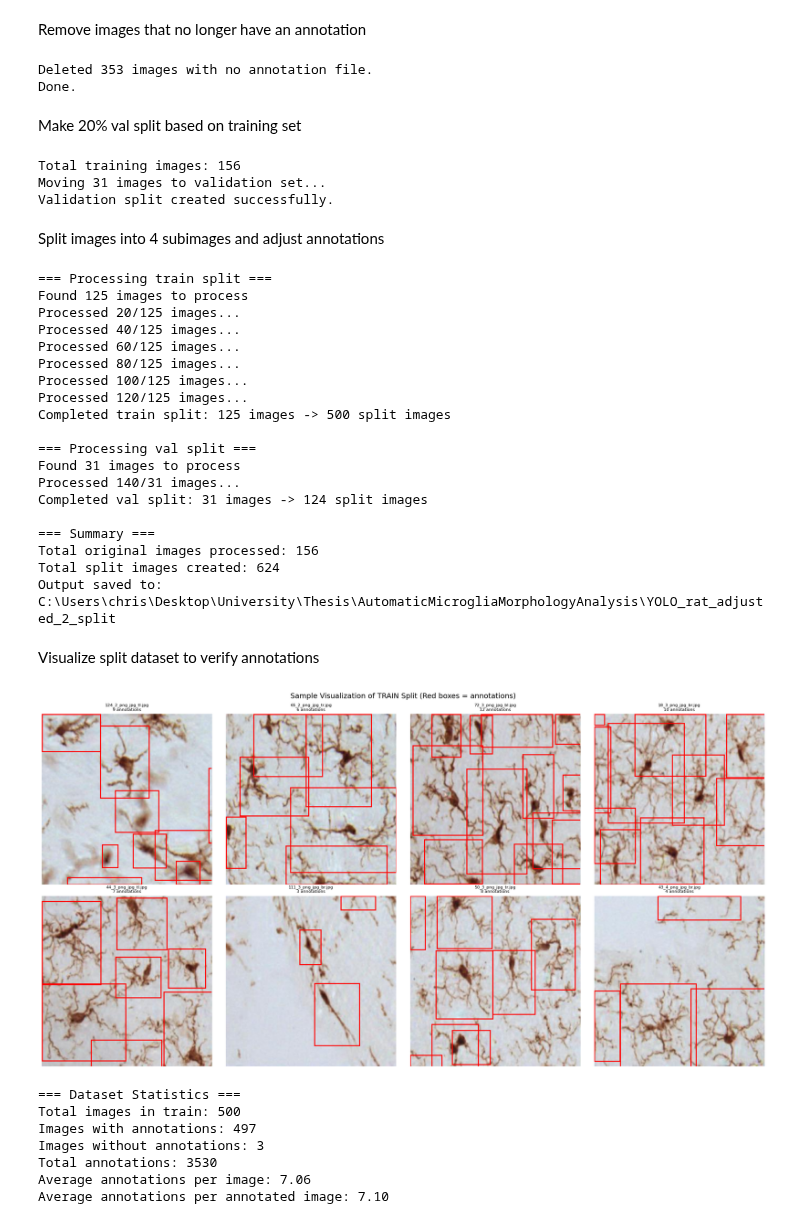
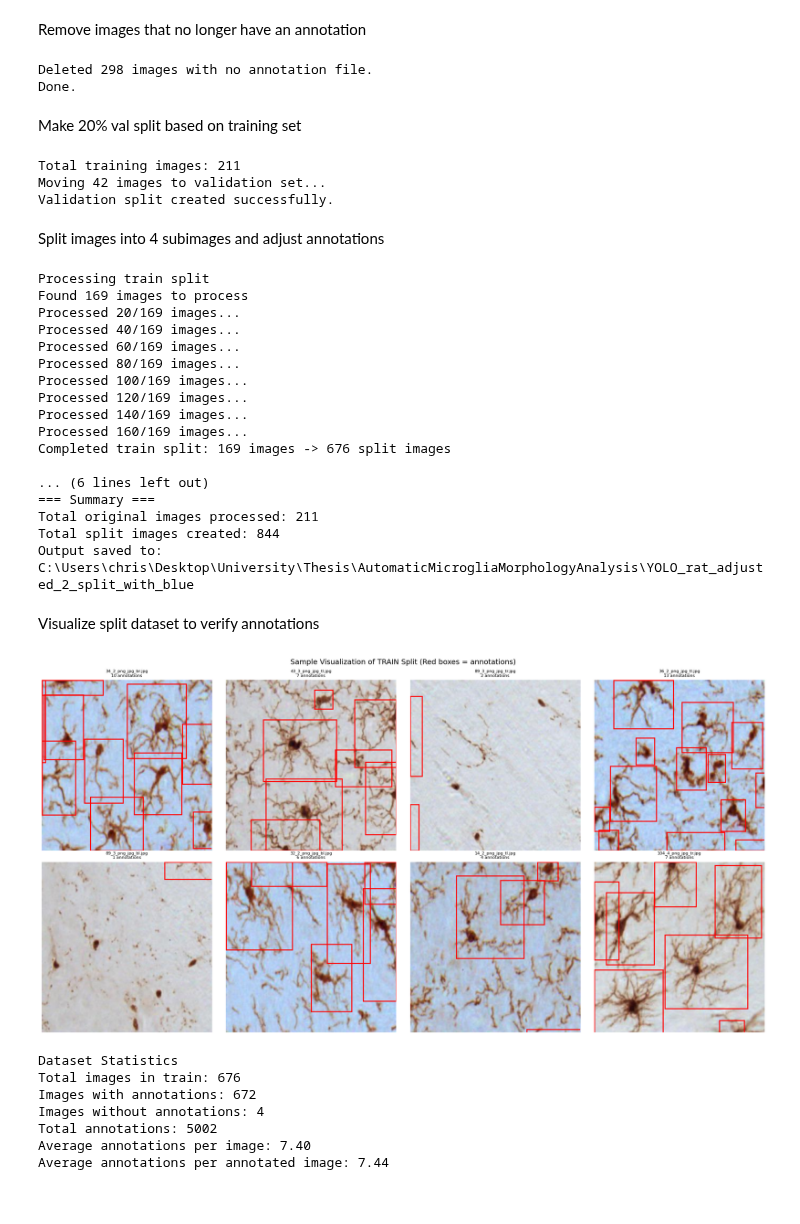
Before and after one commit to cwissyboi/AutomaticMicrogliaMorphologyAnalysis, a Jupyter notebook: initial_pipeline/object_detection/prep_missing_rat_annotations.ipynb, the cells around one changed output. Drawn from its saved outputs; the diff is of its cells as text; code cells hidden in the pictures.

```diff
--- a/initial_pipeline/object_detection/prep_missing_rat_annotations.ipynb
+++ b/initial_pipeline/object_detection/prep_missing_rat_annotations.ipynb
@@ -298,8 +299,8 @@ Remove images that no longer have an annotation
 import os
 
 # === CONFIG ===
-images_folder = r"C:\Users\chris\Desktop\University\Thesis\AutomaticMicrogliaMorphologyAnalysis\YOLO_rat_adjusted_2\images\train"
-labels_folder = r"C:\Users\chris\Desktop\University\Thesis\AutomaticMicrogliaMorphologyAnalysis\YOLO_rat_adjusted_2\labels\train"
+images_folder = r"C:\Users\chris\Desktop\University\Thesis\AutomaticMicrogliaMorphologyAnalysis\YOLO_rat_adjusted_2_with_blue\images\train"
+labels_folder = r"C:\Users\chris\Desktop\University\Thesis\AutomaticMicrogliaMorphologyAnalysis\YOLO_rat_adjusted_2_with_blue\labels\train"
 
 image_extensions = [".jpg", ".jpeg", ".png"]
 
@@ -326,7 +327,7 @@ for img_file in image_files:
 print(f"Deleted {len(deleted)} images with no annotation file.")
 print("Done.")
 # %% [output]
-Deleted 353 images with no annotation file.
+Deleted 298 images with no annotation file.
 Done.
 # %% [markdown]
 Make 20% val split based on training set
@@ -336,11 +337,11 @@ import shutil
 import random
 
 #  PATHS
-images_folder = r"C:\Users\chris\Desktop\University\Thesis\AutomaticMicrogliaMorphologyAnalysis\YOLO_rat_adjusted_2\images\train"
-labels_folder = r"C:\Users\chris\Desktop\University\Thesis\AutomaticMicrogliaMorphologyAnalysis\YOLO_rat_adjusted_2\labels\train"
+images_folder = r"C:\Users\chris\Desktop\University\Thesis\AutomaticMicrogliaMorphologyAnalysis\YOLO_rat_adjusted_2_with_blue\images\train"
+labels_folder = r"C:\Users\chris\Desktop\University\Thesis\AutomaticMicrogliaMorphologyAnalysis\YOLO_rat_adjusted_2_with_blue\labels\train"
 
-val_images_folder = r"C:\Users\chris\Desktop\University\Thesis\AutomaticMicrogliaMorphologyAnalysis\YOLO_rat_adjusted_2\images\val"
-val_labels_folder = r"C:\Users\chris\Desktop\University\Thesis\AutomaticMicrogliaMorphologyAnalysis\YOLO_rat_adjusted_2\labels\val"
+val_images_folder = r"C:\Users\chris\Desktop\University\Thesis\AutomaticMicrogliaMorphologyAnalysis\YOLO_rat_adjusted_2_with_blue\images\val"
+val_labels_folder = r"C:\Users\chris\Desktop\University\Thesis\AutomaticMicrogliaMorphologyAnalysis\YOLO_rat_adjusted_2_with_blue\labels\val"
 
 split_ratio = 0.2  # 20%
 
@@ -388,8 +389,8 @@ for img_file in val_files:
 
 print("Validation split created successfully.")
 # %% [output]
-Total training images: 156
-Moving 31 images to validation set...
+Total training images: 211
+Moving 42 images to validation set...
 Validation split created successfully.
 # %% [markdown]
 Split images into 4 subimages and adjust annotations
@@ -400,8 +401,8 @@ from PIL import Image
 import numpy as np
 
 # CONFIG
-source_base = r"C:\Users\chris\Desktop\University\Thesis\AutomaticMicrogliaMorphologyAnalysis\YOLO_rat_adjusted_2"
-output_base = r"C:\Users\chris\Desktop\University\Thesis\AutomaticMicrogliaMorphologyAnalysis\YOLO_rat_adjusted_2_split"
+source_base = r"C:\Users\chris\Desktop\University\Thesis\AutomaticMicrogliaMorphologyAnalysis\YOLO_rat_adjusted_2_with_blue"
+output_base = r"C:\Users\chris\Desktop\University\Thesis\AutomaticMicrogliaMorphologyAnalysis\YOLO_rat_adjusted_2_split_with_blue"
 
 # Process both train and val splits
 splits = ['train', 'val']
@@ -564,25 +565,23 @@ print(f"Total original images processed: {total_processed}")
 print(f"Total split images created: {total_split_images}")
 print(f"Output saved to: {output_base}")
 # %% [output]
-=== Processing train split ===
-Found 125 images to process
-Processed 20/125 images...
-Processed 40/125 images...
-Processed 60/125 images...
-Processed 80/125 images...
-Processed 100/125 images...
-Processed 120/125 images...
-Completed train split: 125 images -> 500 split images
+Processing train split
+Found 169 images to process
+Processed 20/169 images...
+Processed 40/169 images...
+Processed 60/169 images...
+Processed 80/169 images...
+Processed 100/169 images...
+Processed 120/169 images...
+Processed 140/169 images...
+Processed 160/169 images...
+Completed train split: 169 images -> 676 split images
 
-=== Processing val split ===
-Found 31 images to process
-Processed 140/31 images...
-Completed val split: 31 images -> 124 split images
-
+... (6 lines left out)
 === Summary ===
-Total original images processed: 156
-Total split images created: 624
-Output saved to: C:\Users\chris\Desktop\University\Thesis\AutomaticMicrogliaMorphologyAnalysis\YOLO_rat_adjusted_2_split
+Total original images processed: 211
+Total split images created: 844
+Output saved to: C:\Users\chris\Desktop\University\Thesis\AutomaticMicrogliaMorphologyAnalysis\YOLO_rat_adjusted_2_split_with_blue
 # %% [markdown]
 Visualize split dataset to verify annotations
 # %%
@@ -594,7 +593,7 @@ from PIL import Image
 import numpy as np
 
 # CONFIG
-dataset_base = r"C:\Users\chris\Desktop\University\Thesis\AutomaticMicrogliaMorphologyAnalysis\YOLO_rat_adjusted_2_split"
+dataset_base = r"C:\Users\chris\Desktop\University\Thesis\AutomaticMicrogliaMorphologyAnalysis\YOLO_rat_adjusted_2_split_with_blue"
 split = 'train'  # Can change to 'val' to visualize validation set
 num_samples = 8  # Number of random samples to visualize
 
@@ -661,38 +660,38 @@ for idx, img_file in enumerate(sample_images):
 plt.tight_layout()
 plt.suptitle(f'Sample Visualization of {split.upper()} Split (Red boxes = annotations)',
              fontsize=14, y=1.02)
 plt.show()
 
 print(f"\nDataset Statistics")
 print(f"Total images in {split}: {len(image_files)}")
 
 # Count total annotations
 total_annotations = 0
 images_with_annotations = 0
 
 for img_file in image_files:
     base_name = os.path.splitext(img_file)[0]
     label_path = os.path.join(labels_folder, base_name + '.txt')
 
     if os.path.exists(label_path):
         with open(label_path, 'r') as f:
             annotations = f.readlines()
             if annotations:
                 total_annotations += len(annotations)
                 images_with_annotations += 1
 
 print(f"Images with annotations: {images_with_annotations}")
 print(f"Images without annotations: {len(image_files) - images_with_annotations}")
 print(f"Total annotations: {total_annotations}")
 print(f"Average annotations per image: {total_annotations / len(image_files):.2f}")
 if images_with_annotations > 0:
     print(f"Average annotations per annotated image: {total_annotations / images_with_annotations:.2f}")
 # %% [output]
-[figure, old version]
+[figure, new version]
-=== Dataset Statistics ===
-Total images in train: 500
-Images with annotations: 497
-Images without annotations: 3
-Total annotations: 3530
-Average annotations per image: 7.06
-Average annotations per annotated image: 7.10
+Dataset Statistics
+Total images in train: 676
+Images with annotations: 672
+Images without annotations: 4
+Total annotations: 5002
+Average annotations per image: 7.40
+Average annotations per annotated image: 7.44
```
Also changed, not shown: parts of 2 cells of this notebook, 3 other files.
